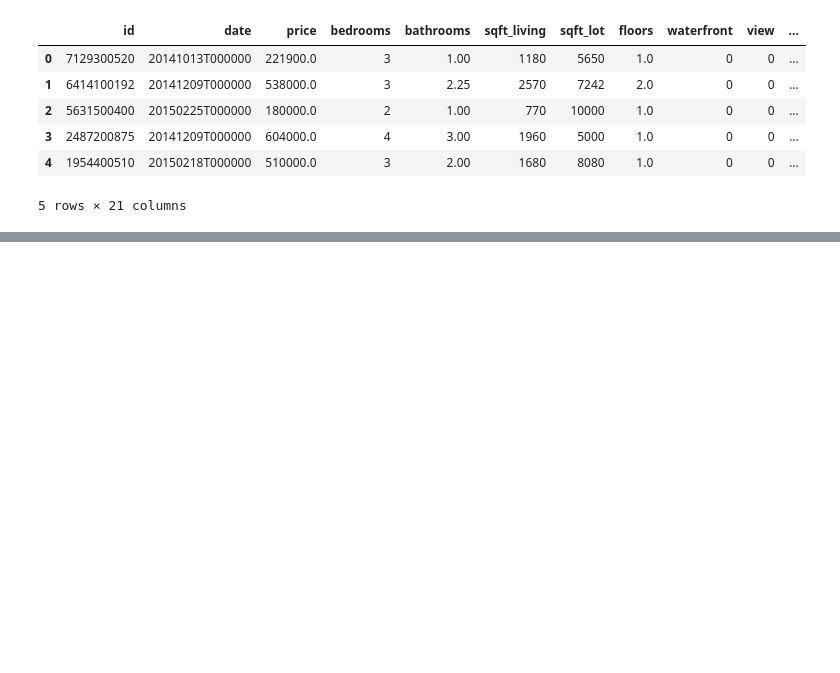
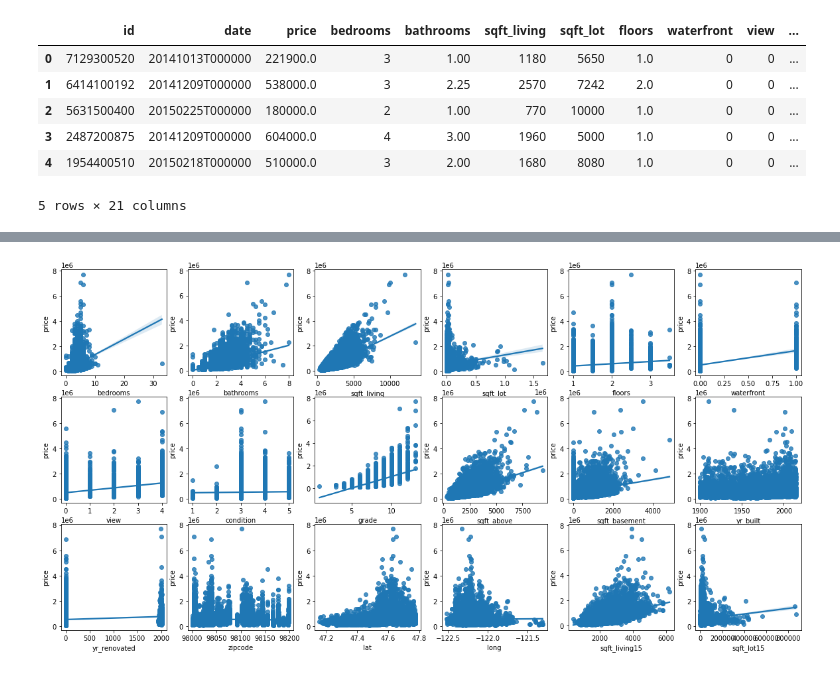
Before and after one commit to RudyBourez/Machine_Learning, a Jupyter notebook: Linear_regression_projet/projet.ipynb, the cells around one changed output, grey strips where cells are left out. Saved outputs shown, nothing was run; the diff lists cells and outputs as text; code cells hidden in the pictures; blank space fills up the shorter version.

```diff
--- a/Linear_regression_projet/projet.ipynb
+++ b/Linear_regression_projet/projet.ipynb
@@ -14,0 +37,16 @@ df.head()
+# %%
+columns = ["bedrooms","bathrooms","sqft_living","sqft_lot","floors","waterfront",
+"view","condition","grade","sqft_above","sqft_basement","yr_built","yr_renovated",
+"zipcode","lat","long","sqft_living15","sqft_lot15"
+]
+
+fig, axes = plt.subplots(3, 6,figsize=(16,10))
+for i in range(len(columns)):
+    if i < 6:
+        sns.regplot(ax=axes[0,i], x=df[columns[i]], y=df["price"])
+    elif i < 12:
+        sns.regplot(ax=axes[1,i-6], x=df[columns[i]], y=df["price"])
+    else:
+        sns.regplot(ax=axes[2,i-12], x=df[columns[i]], y=df["price"])
+# %% [output]
+[figure, added]
```
Also changed, not shown: parts of 3 cells of this notebook.
